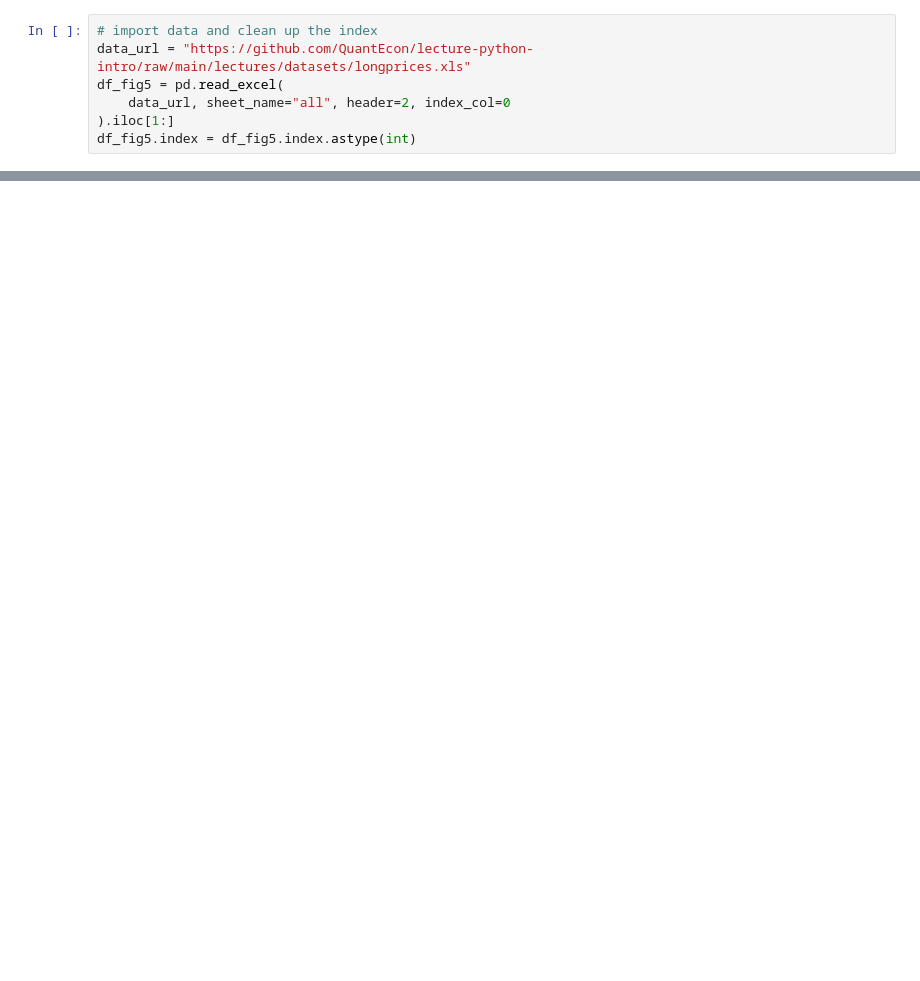
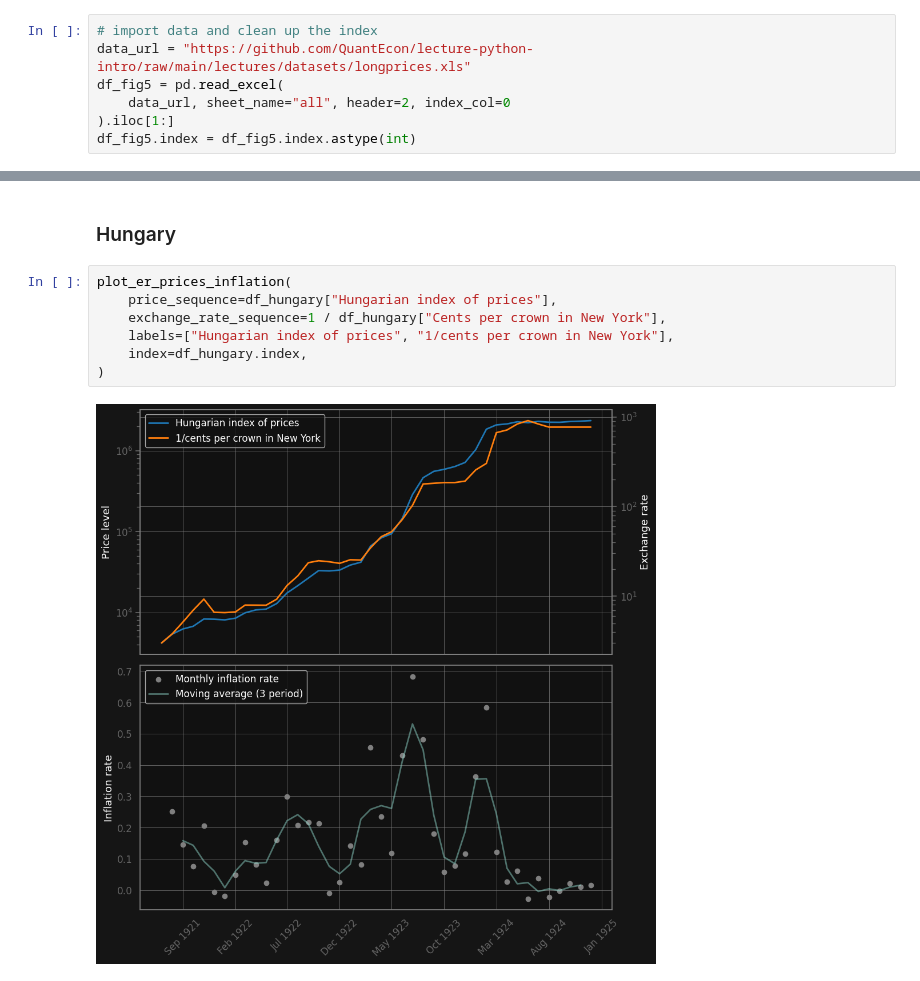
Before and after one commit to utkusarioglu/backtesting-workshop, a Jupyter notebook: src/quant/inflation_history/price_level_history.ipynb, the cells around one changed output, grey strips where cells are left out. Drawn from its saved outputs; the diff is of its cells as text; blank space fills up the shorter version.

```diff
--- a/src/quant/inflation_history/price_level_history.ipynb
+++ b/src/quant/inflation_history/price_level_history.ipynb
@@ -35,0 +55,11 @@ fig.show()
+# %% [markdown]
+### Hungary
+# %%
+plot_er_prices_inflation(
+    price_sequence=df_hungary["Hungarian index of prices"],
+    exchange_rate_sequence=1 / df_hungary["Cents per crown in New York"],
+    labels=["Hungarian index of prices", "1/cents per crown in New York"],
+    index=df_hungary.index,
+)
+# %% [output]
+[figure, added]
```
Also changed, not shown: parts of 14 cells of this notebook, 1 other file.
